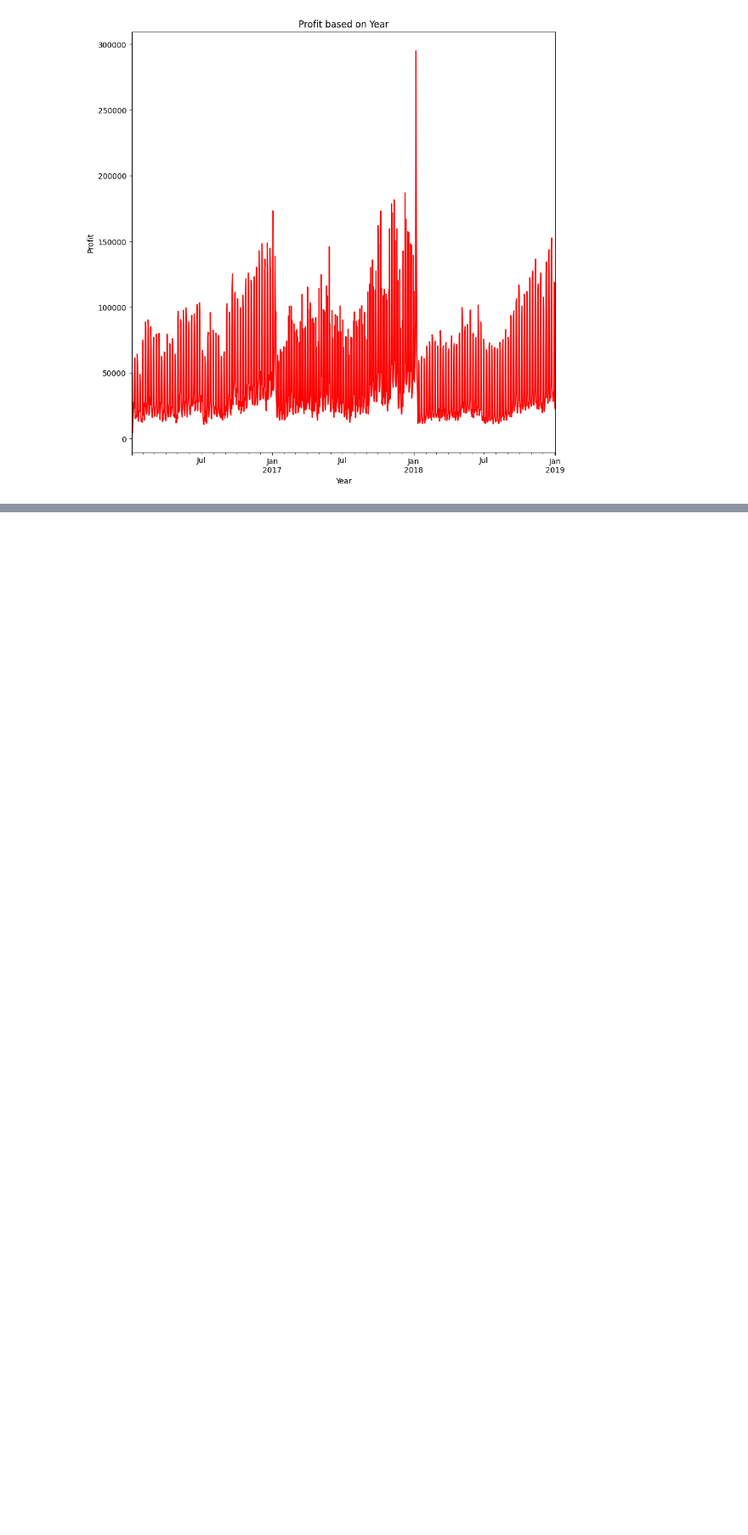
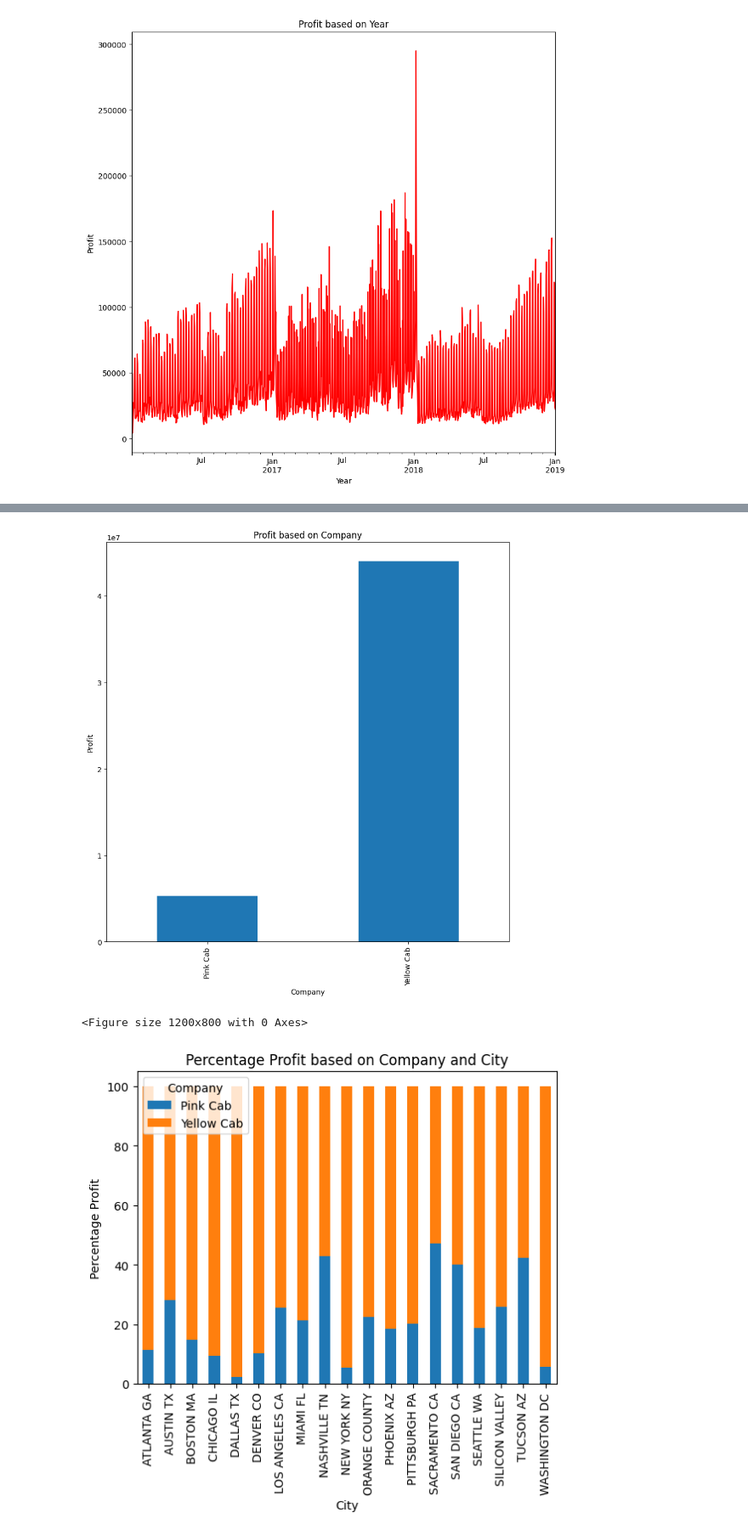
Before and after one commit to RahulKorde19/DataGlacier, a Jupyter notebook: Week2/EDA_Notebook.ipynb, the cells around one changed output, grey strips where cells are left out. Shown at 85% size. Drawn from its saved outputs; the diff is of its cells as text; code cells hidden in the pictures; blank space fills up the shorter version.

```diff
--- a/Week2/EDA_Notebook.ipynb
+++ b/Week2/EDA_Notebook.ipynb
@@ -282,0 +360,40 @@ plt.show()
+# %%
+#show vertically stacked bar graph to show the % profit of pink company based on each city
+#profit based on company
+profit_company = cab_transaction_customer_city.groupby('Company')['Profit'].sum()
+profit_company.head()
+
+#plotting the stacked bar graph
+plt.figure(figsize=(10, 10))
+profit_company.plot(kind='bar', stacked=True)
+plt.xlabel('Company')
+plt.ylabel('Profit')
+plt.title('Profit based on Company')
+plt.show()
+
+
+#show vertically stacked bar graph to show yellow vs pink company based on each city
+#profit based on city
+
+total_profit_city = cab_transaction_customer_city.groupby('City')['Profit'].transform('sum')
+
+# Calculate the percentage profit for each company based on each city
+cab_transaction_customer_city['Percentage Profit'] = (cab_transaction_customer_city['Profit'] / total_profit_city) * 100
+
+# Pivot the data for stacked bar chart
+pivot_df = cab_transaction_customer_city.pivot_table(
+    index='City', columns='Company', values='Percentage Profit', aggfunc='sum', fill_value=0
+)
+
+# Plot the stacked bar graph
+plt.figure(figsize=(12, 8))
+pivot_df.plot(kind='bar', stacked=True)
+plt.xlabel('City')
+plt.ylabel('Percentage Profit')
+plt.title('Percentage Profit based on Company and City')
+plt.legend(title='Company', loc='upper left')
+plt.show()
+# %% [output]
+[figure, added]
+<Figure size 1200x800 with 0 Axes>
+[figure, added]
```
Also changed, not shown: parts of 27 cells of this notebook.
